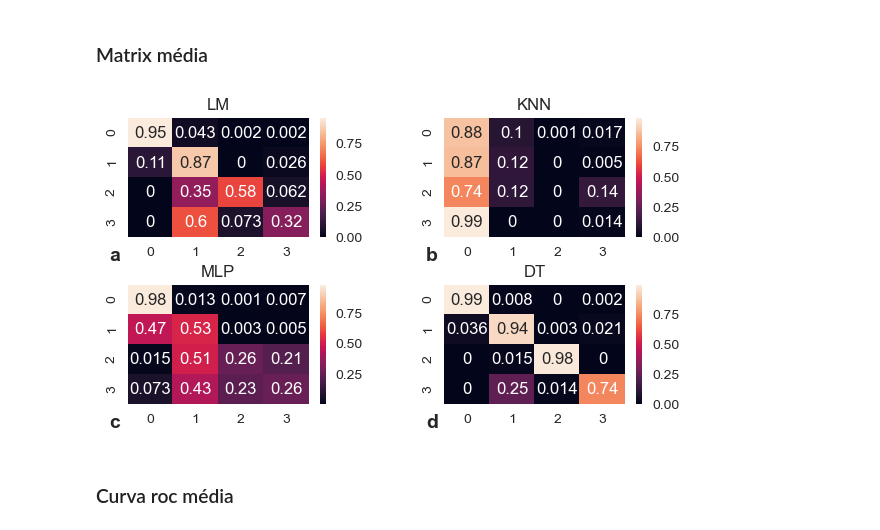
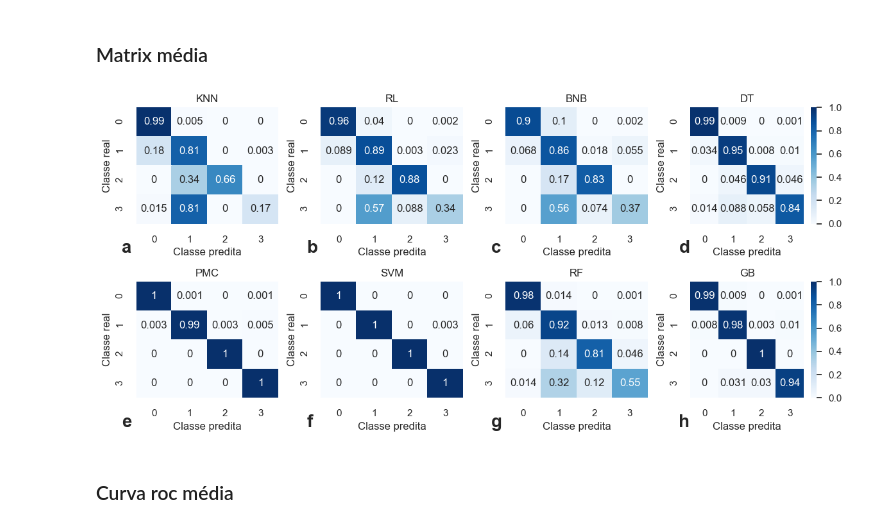
Before and after one commit to lucas-fpaiva/AnalisePred-PES, a Jupyter notebook: Projeto/car_eval/results_view.ipynb, the cells around one changed output. Cells and saved outputs as stored; diff of their text form; code cells hidden in the pictures.

```diff
--- a/Projeto/car_eval/results_view.ipynb
+++ b/Projeto/car_eval/results_view.ipynb
@@ -24,4 +58,4 @@ wn.filterwarnings('ignore')
 # %%
 data = pd.read_csv('https://raw.githubusercontent.com/lucas-fpaiva/AnalisePred_I/main/Projeto/car_eval/data_processed.csv', index_col=0)
 results = pd.read_csv("https://raw.githubusercontent.com/lucas-fpaiva/AnalisePred_I/main/Projeto/car_eval/Car_results.csv",index_col=0)
-features = data.columns[1:-1]
+features = data.columns[1:-2]
@@ -62,12 +125,16 @@ def models (name,parameters):
         model = RandomForestClassifier(**parameters);
     elif name == 'KNN':
         model = KNeighborsClassifier(**parameters);
-    elif name == 'LM':
+    elif name == 'RL':
         model = LogisticRegression(**parameters);
     elif name == 'SVM':
         model = SVC(**parameters);
-    elif name == 'MLP':
+    elif name == 'PMC':
         model = MLPClassifier(**parameters);
+    elif name == 'BNB':
+        model = BernoulliNB(**parameters);
+    elif name == 'GB':
+        model = GradientBoostingClassifier(**parameters);
     else :
         print('Model not found')
         model=None
@@ -75,46 +142,54 @@ def models (name,parameters):
 # %% [markdown]
 ### Matrix média
 # %%
-fig = plt.figure(figsize = (7,6),dpi=100)
-axes = gridspec.GridSpec(nrows=3, ncols=2,wspace=0.4,hspace=0.4)
+fig = plt.figure(figsize = (14,6),dpi=100)
+axes = gridspec.GridSpec(nrows=2, ncols=4,wspace=0.3,hspace=0.5)
 
-r = [0,0,1,1,2,2]
-c = [0,1,0,1,0,1]
+r = [0,0,0,0,1,1,1,1]
+c = [0,1,2,3,0,1,2,3]
 
-models_name = ["LM", "KNN", "MLP", "DT"]
-
+models_name =["KNN", "RL", "BNB", "DT", "PMC", "SVM", "RF", "GB"]      #, "DT", "PMC", "SVM", "RF", "GB"
+im = ['a','b','c','d','e','f','g','h']
 count=0
 for name in models_name:
   conf_mean = 0
 
   for k in range(1,6):
     treino = data[data.fold!=k]
     teste  = data[data.fold==k]
 
     x_treino = treino[features]
     y_treino = treino['class']
 
     x_teste = teste[features]
     y_teste = teste['class']
 
-    res_model = results[results.model==name]
-    parameters = literal_eval(res_model[res_model.fold==1]['parameters'].values[0])
+    res_model = results[results["Modelo"]==name]
+    parameters = literal_eval(res_model[res_model.Fold==1]['Parâmetros'].values[0])
 
     model = models(name,parameters);
     model.fit(x_treino, y_treino);
     y_pred = model.predict(x_teste);
     conf_mean = conf_mean + confusion_matrix(y_teste, y_pred,normalize='true')
 
   conf_mean = np.round(conf_mean/5,3)
 
   ax = fig.add_subplot(axes[r[count],c[count]])
-  plt.title(name)
-  sns.heatmap(conf_mean, annot=True,ax=ax,cmap="rocket")
-  ax.text(-0.1, -0.2, im[count], size=14, weight='bold', transform=ax.transAxes)
+  ax.set_title(name)
+  if count == 3 or count==7:
+    sns.heatmap(conf_mean, annot=True,ax=ax,cmap='Blues', vmin=0, vmax=1)
+  else:
+    sns.heatmap(conf_mean, annot=True,ax=ax,cmap='Blues',cbar=False, vmin=0, vmax=1)
+
+  ax.text(-0.1, -0.25, im[count], size=20, weight='bold', transform=ax.transAxes)
+  ax.set_xlabel('Classe predita')
+  ax.set_ylabel('Classe real')
+
+
   count+=1
 plt.savefig('fig_confusion.pdf', format="pdf", dpi=1000, bbox_inches="tight")
 plt.show()
 # %% [output]
-[figure, old version]
+[figure, new version]
 # %% [markdown]
 ### Curva roc média
```
Also changed, not shown: parts of 14 cells of this notebook, 6 other files.
